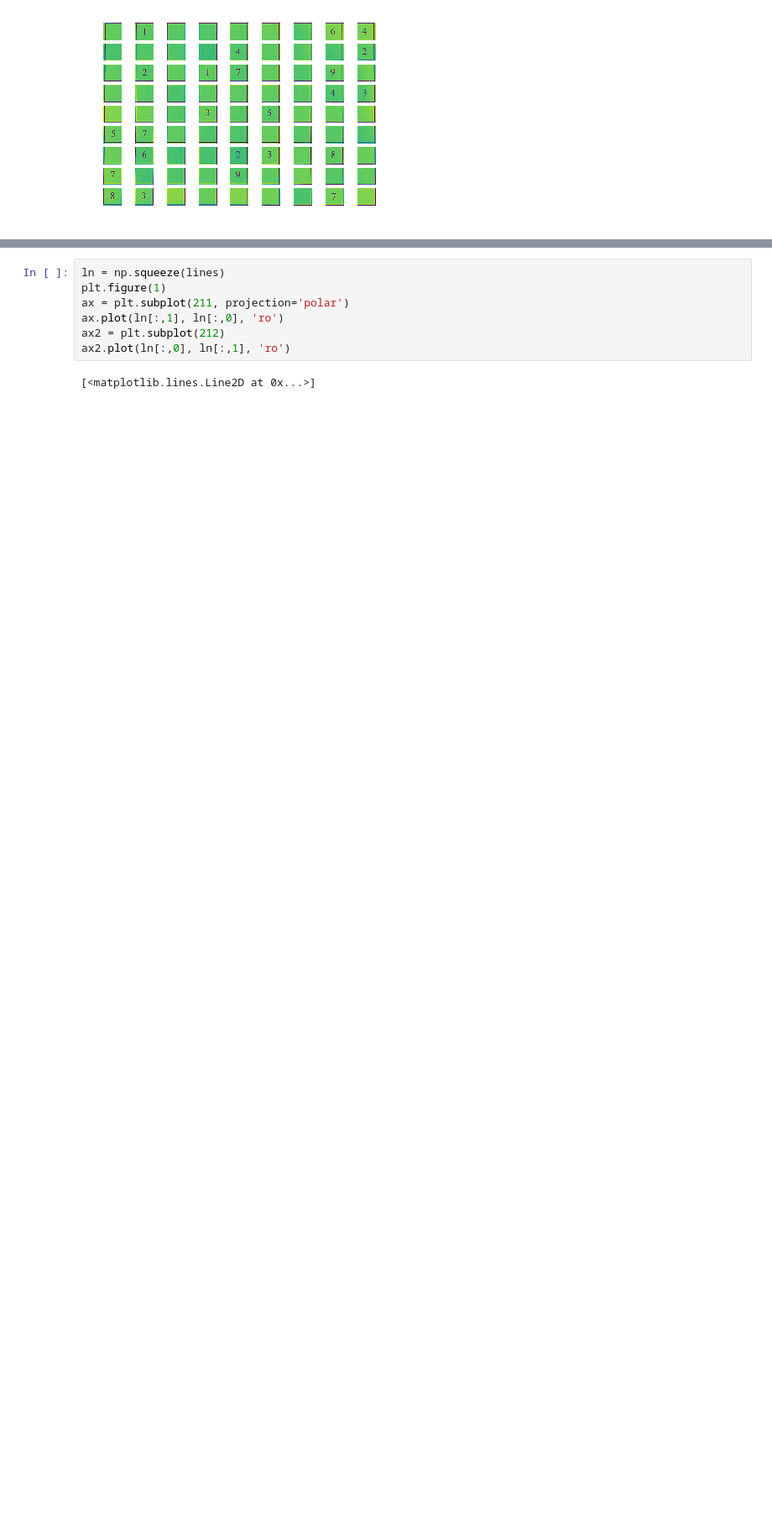
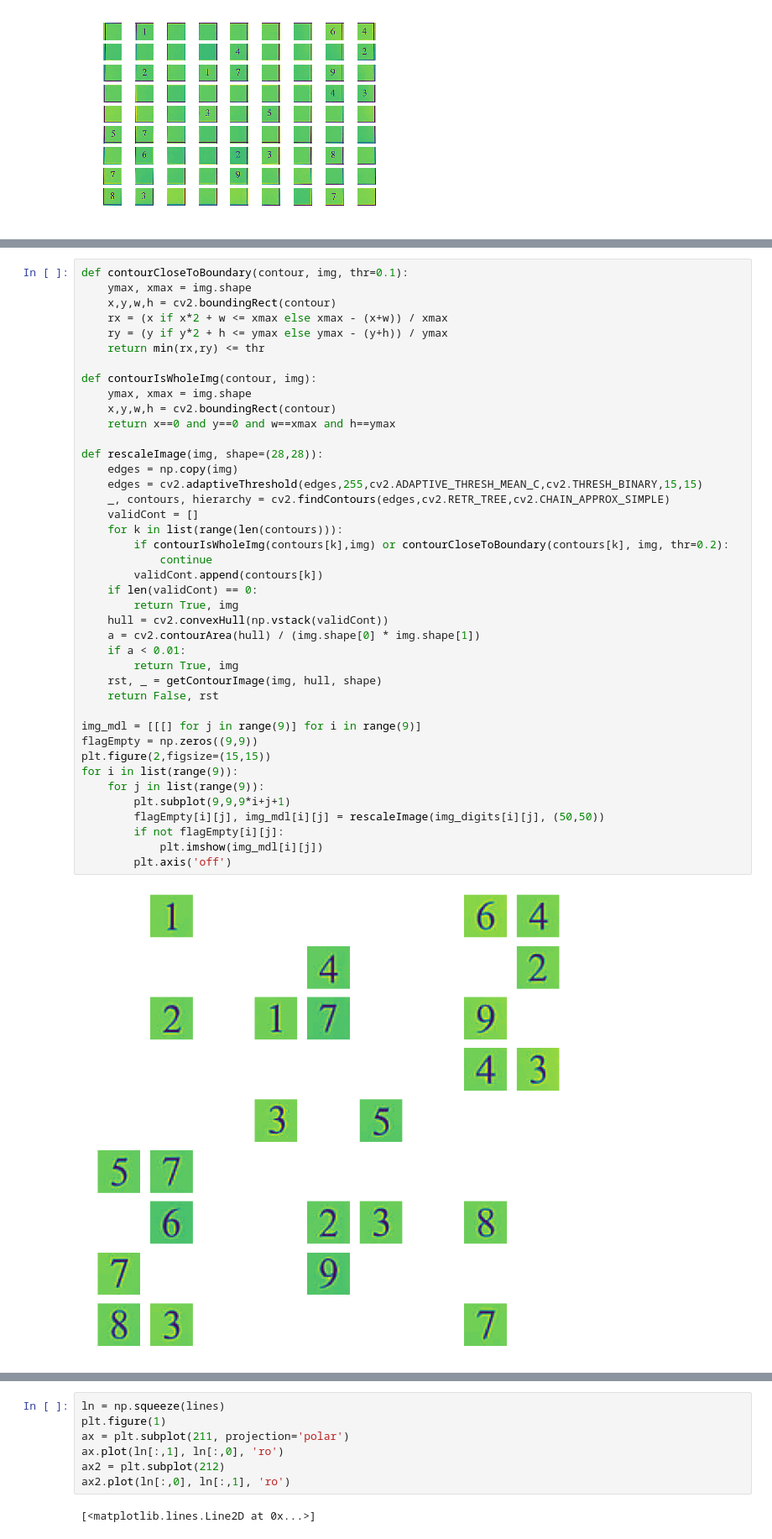
Before and after one commit to mydmdm/sudoku, a Jupyter notebook: notebook/ipwebcam.ipynb, the cells around one changed output, grey strips where cells are left out. Shown: that part at 84% size. Cells and saved outputs as stored; diff of their text form; blank space fills up the shorter version.

```diff
--- a/notebook/ipwebcam.ipynb
+++ b/notebook/ipwebcam.ipynb
@@ -110,0 +122,43 @@ for i in list(range(9)):
+# %%
+def contourCloseToBoundary(contour, img, thr=0.1):
+    ymax, xmax = img.shape
+    x,y,w,h = cv2.boundingRect(contour)
+    rx = (x if x*2 + w <= xmax else xmax - (x+w)) / xmax
+    ry = (y if y*2 + h <= ymax else ymax - (y+h)) / ymax
+    return min(rx,ry) <= thr
+
+def contourIsWholeImg(contour, img):
+    ymax, xmax = img.shape
+    x,y,w,h = cv2.boundingRect(contour)
+    return x==0 and y==0 and w==xmax and h==ymax
+
+def rescaleImage(img, shape=(28,28)):
+    edges = np.copy(img)
+    edges = cv2.adaptiveThreshold(edges,255,cv2.ADAPTIVE_THRESH_MEAN_C,cv2.THRESH_BINARY,15,15)
+    _, contours, hierarchy = cv2.findContours(edges,cv2.RETR_TREE,cv2.CHAIN_APPROX_SIMPLE)
+    validCont = []
+    for k in list(range(len(contours))):
+        if contourIsWholeImg(contours[k],img) or contourCloseToBoundary(contours[k], img, thr=0.2):
+            continue
+        validCont.append(contours[k])
+    if len(validCont) == 0:
+        return True, img
+    hull = cv2.convexHull(np.vstack(validCont))
+    a = cv2.contourArea(hull) / (img.shape[0] * img.shape[1])
+    if a < 0.01:
+        return True, img
+    rst, _ = getContourImage(img, hull, shape)
+    return False, rst
+
+img_mdl = [[[] for j in range(9)] for i in range(9)]
+flagEmpty = np.zeros((9,9))
+plt.figure(2,figsize=(15,15))
+for i in list(range(9)):
+    for j in list(range(9)):
+        plt.subplot(9,9,9*i+j+1)
+        flagEmpty[i][j], img_mdl[i][j] = rescaleImage(img_digits[i][j], (50,50))
+        if not flagEmpty[i][j]:
+            plt.imshow(img_mdl[i][j])
+        plt.axis('off')
+# %% [output]
+[figure, added]
```
Also changed, not shown: parts of 29 cells of this notebook.
